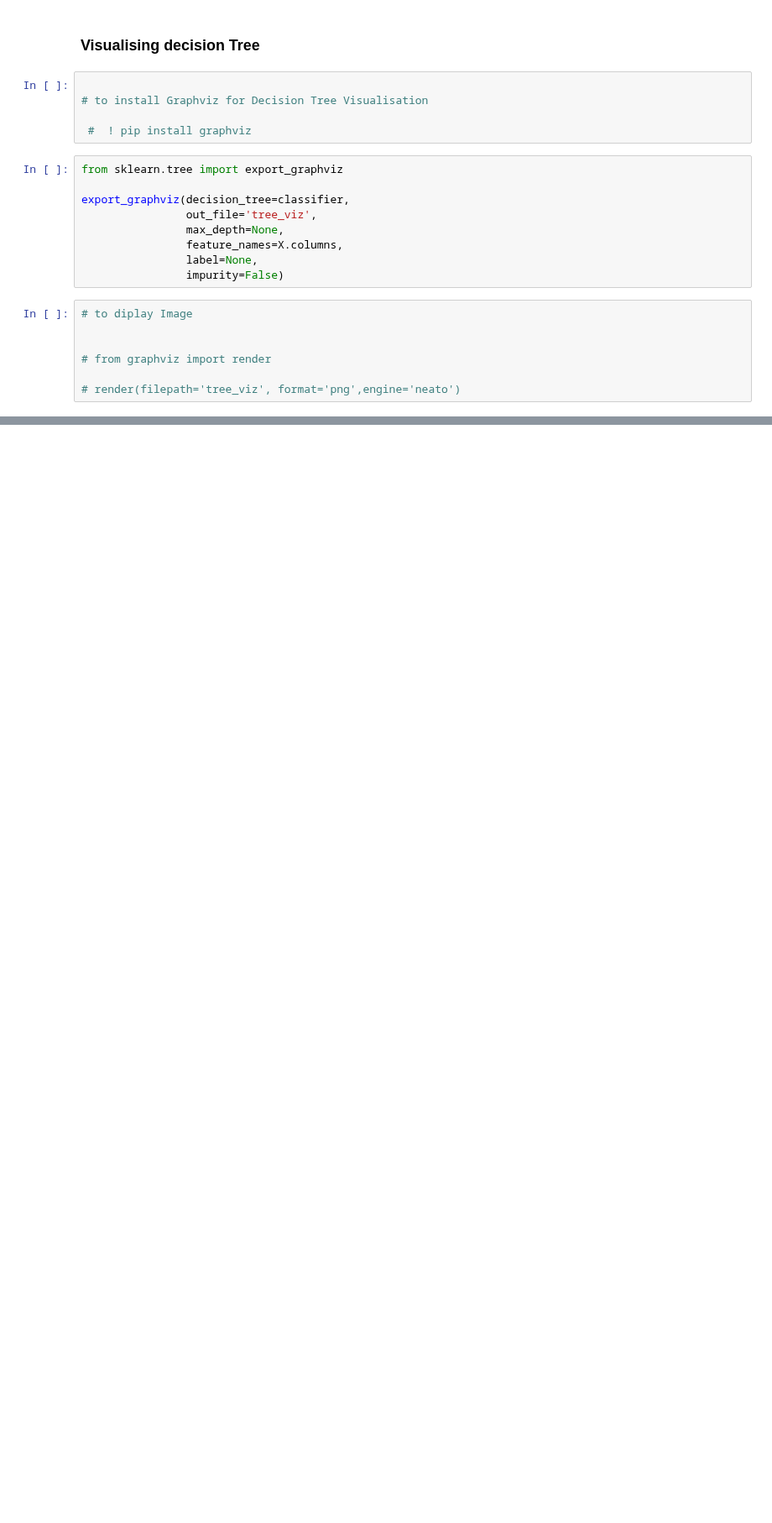
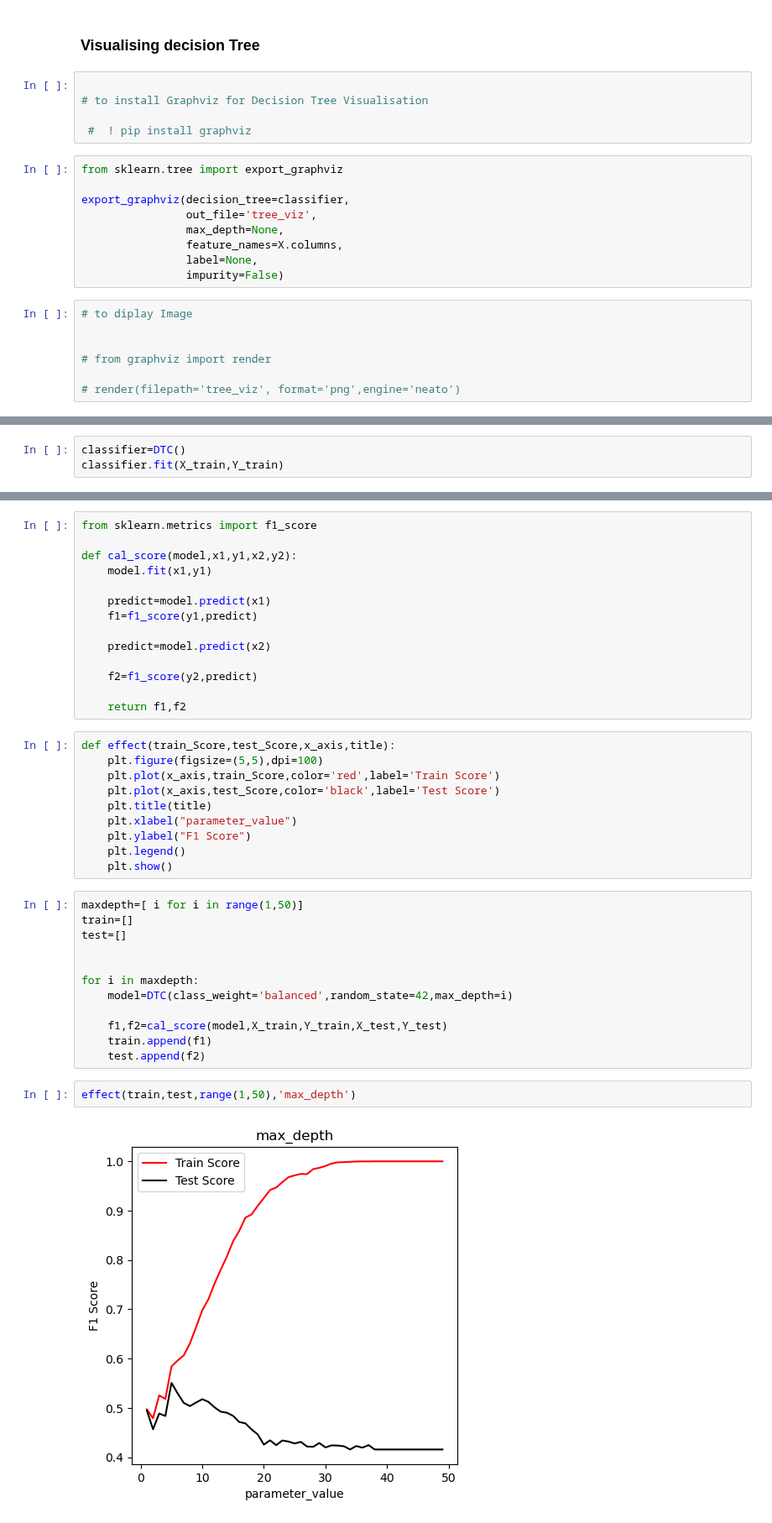
Before and after one commit to VelampalepuRohitAnjaniKumar/Machine-Learning-, a Jupyter notebook: Decision Tree/Decision_tree_model.ipynb, the cells around one changed output, grey strips where cells are left out. Shown at 84% size. Saved outputs shown, nothing was run; the diff lists cells and outputs as text; blank space fills up the shorter version.

```diff
--- a/Decision Tree/Decision_tree_model.ipynb
+++ b/Decision Tree/Decision_tree_model.ipynb
@@ -142,0 +145,3 @@ export_graphviz(decision_tree=classifier,
+# %%
+classifier=DTC()
+classifier.fit(X_train,Y_train)
@@ -142,0 +167,40 @@ export_graphviz(decision_tree=classifier,
+# %%
+from sklearn.metrics import f1_score
+
+def cal_score(model,x1,y1,x2,y2):
+    model.fit(x1,y1)
+
+    predict=model.predict(x1)
+    f1=f1_score(y1,predict)
+
+    predict=model.predict(x2)
+
+    f2=f1_score(y2,predict)
+
+    return f1,f2
+# %%
+def effect(train_Score,test_Score,x_axis,title):
+    plt.figure(figsize=(5,5),dpi=100)
+    plt.plot(x_axis,train_Score,color='red',label='Train Score')
+    plt.plot(x_axis,test_Score,color='black',label='Test Score')
+    plt.title(title)
+    plt.xlabel("parameter_value")
+    plt.ylabel("F1 Score")
+    plt.legend()
+    plt.show()
+# %%
+maxdepth=[ i for i in range(1,50)]
+train=[]
+test=[]
+
+
+for i in maxdepth:
+    model=DTC(class_weight='balanced',random_state=42,max_depth=i)
+
+    f1,f2=cal_score(model,X_train,Y_train,X_test,Y_test)
+    train.append(f1)
+    test.append(f2)
+# %%
+effect(train,test,range(1,50),'max_depth')
+# %% [output]
+[figure, added]
```
Also changed, not shown: parts of 18 cells of this notebook.
